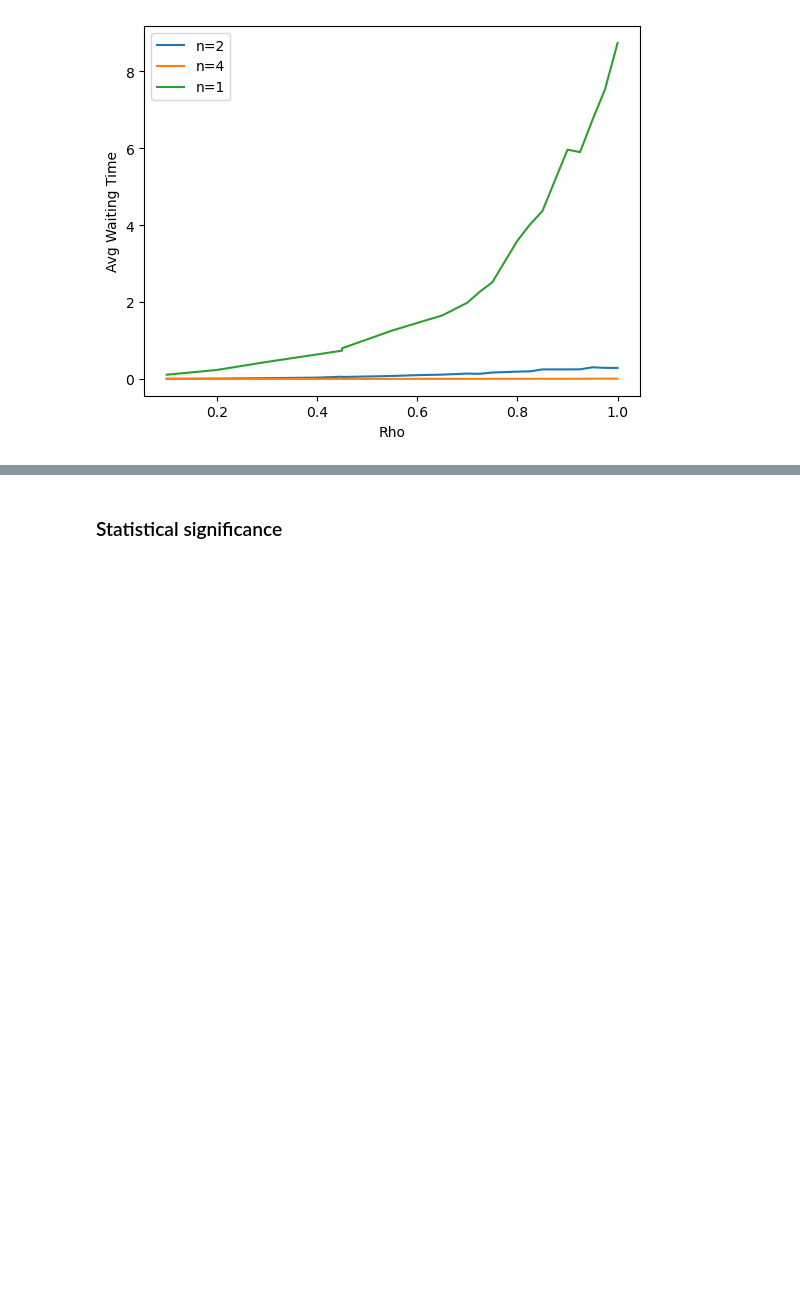
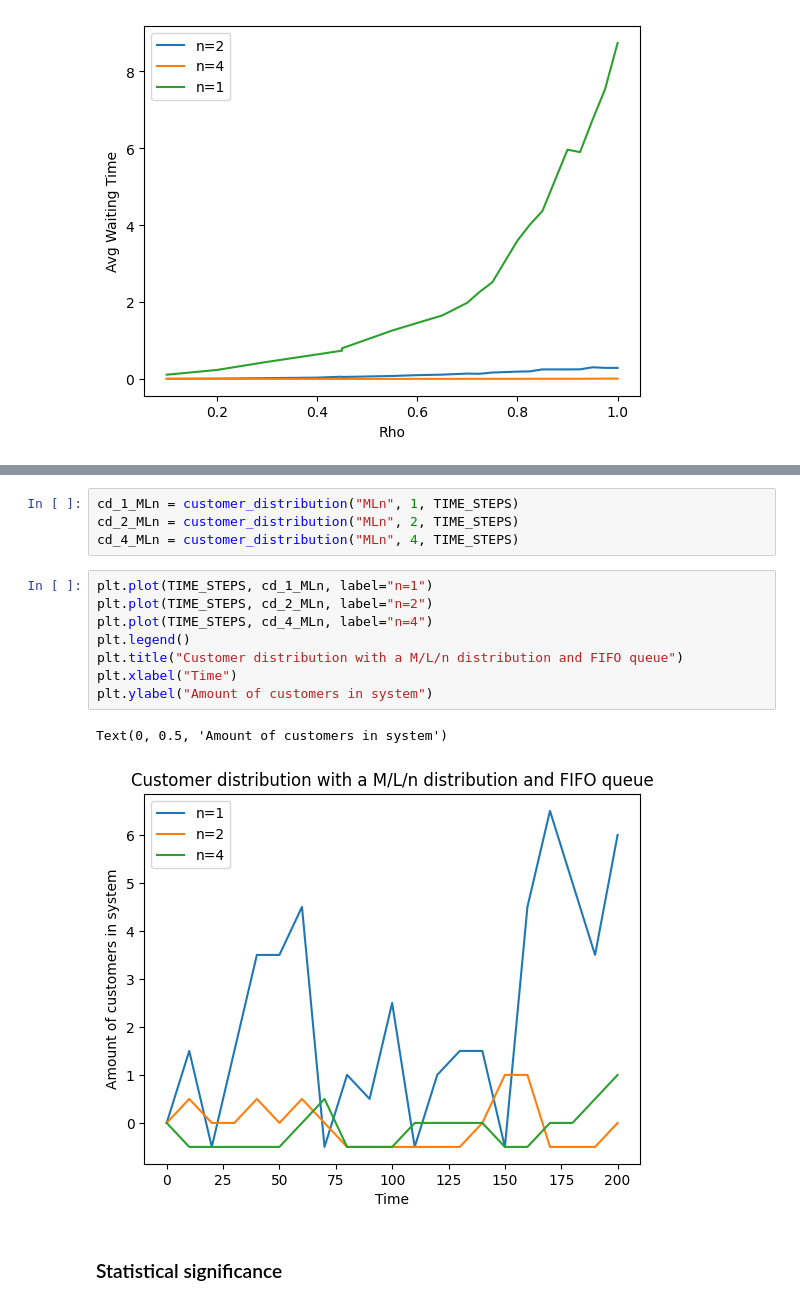
Before and after one commit to gajera-divya/Stochastic_simulations, a Jupyter notebook: SS_Kenia_Divya_Thomas_Assignment2.ipynb, the cells around one changed output, grey strips where cells are left out. Drawn from its saved outputs; the diff is of its cells as text; blank space fills up the shorter version.

```diff
--- a/SS_Kenia_Divya_Thomas_Assignment2.ipynb
+++ b/SS_Kenia_Divya_Thomas_Assignment2.ipynb
@@ -254,3 +329,18 @@ Text(0, 0.5, 'Avg Waiting Time')
+# %%
+cd_1_MLn = customer_distribution("MLn", 1, TIME_STEPS)
+cd_2_MLn = customer_distribution("MLn", 2, TIME_STEPS)
+cd_4_MLn = customer_distribution("MLn", 4, TIME_STEPS)
+# %%
+plt.plot(TIME_STEPS, cd_1_MLn, label="n=1")
+plt.plot(TIME_STEPS, cd_2_MLn, label="n=2")
+plt.plot(TIME_STEPS, cd_4_MLn, label="n=4")
+plt.legend()
+plt.title("Customer distribution with a M/L/n distribution and FIFO queue")
+plt.xlabel("Time")
+plt.ylabel("Amount of customers in system")
+# %% [output]
+Text(0, 0.5, 'Amount of customers in system')
+[figure, added]
 # %% [markdown]
 ### Statistical significance
 # %% [markdown]
```
Also changed, not shown: parts of 11 cells of this notebook.
